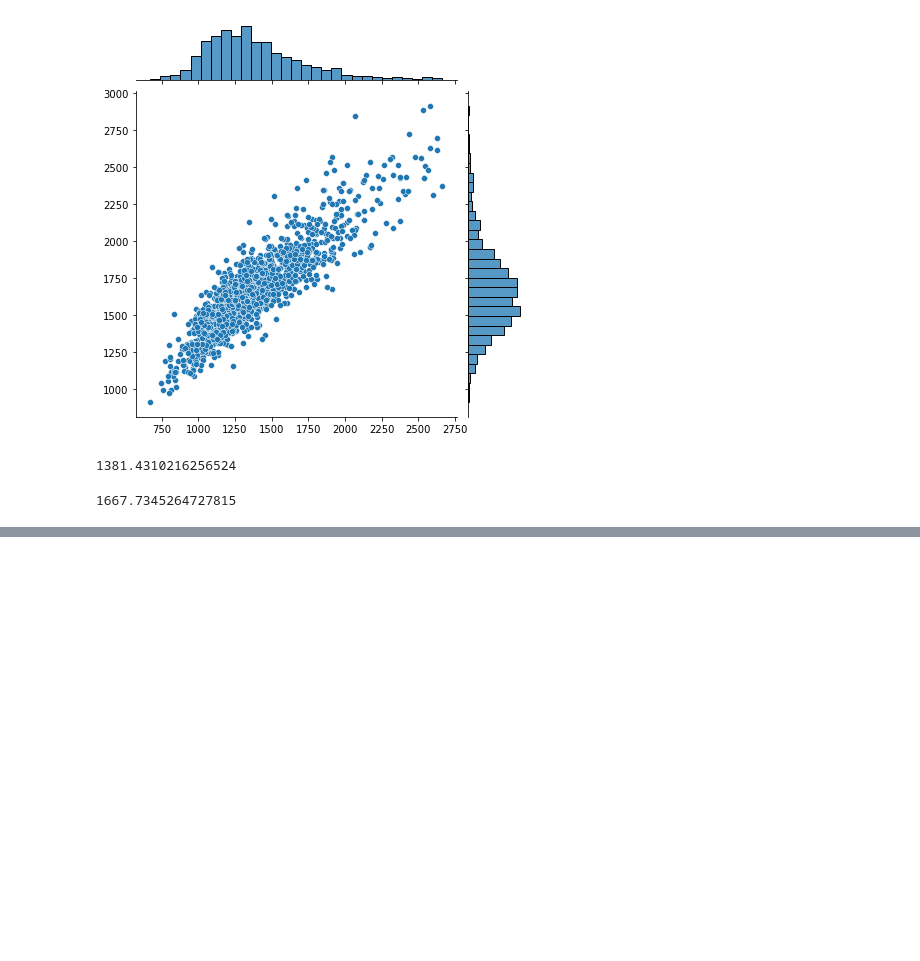
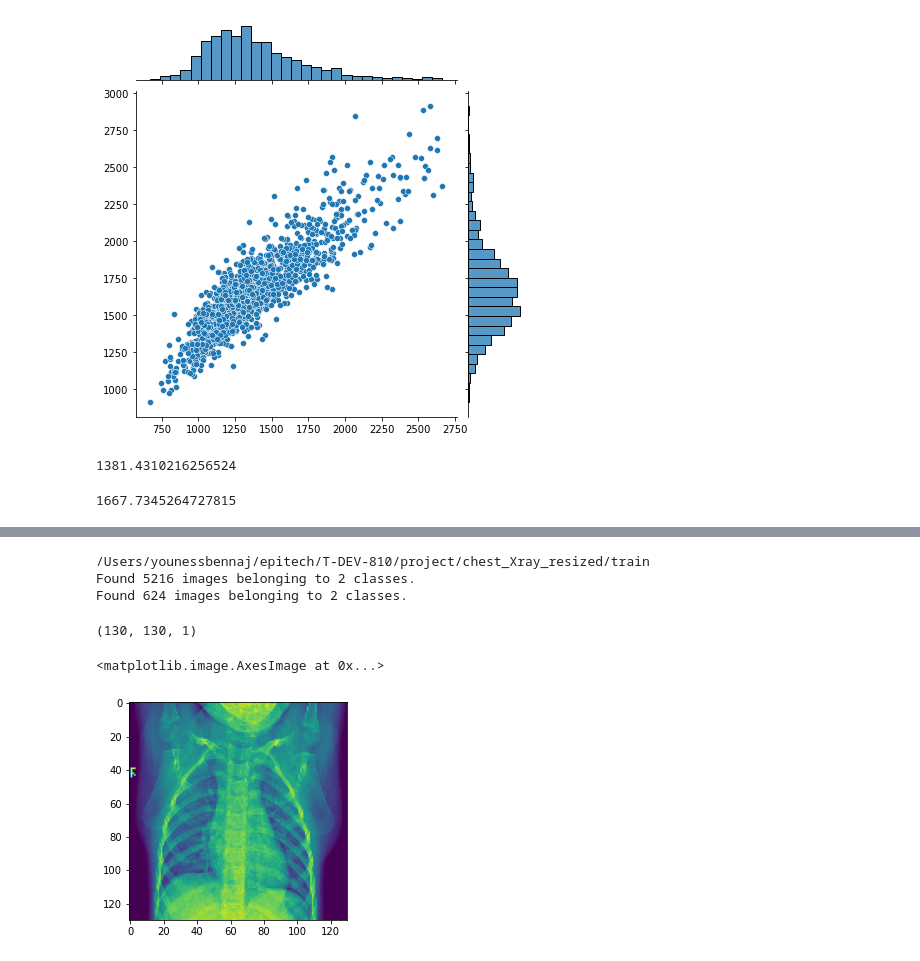
Before and after one commit to younessbennaj/T-DEV-810, a Jupyter notebook: notebook-zoidberg.ipynb, the cells around one changed output, grey strips where cells are left out. Saved outputs shown, nothing was run; the diff lists cells and outputs as text; code cells hidden in the pictures; blank space fills up the shorter version.

```diff
--- a/notebook-zoidberg.ipynb
+++ b/notebook-zoidberg.ipynb
@@ -145,0 +167,68 @@ train_gen = flow_from_dataframe(core_idg, train_df,
+# %%
+# Meilleure solution
+from keras_preprocessing.image import ImageDataGenerator
+
+# On peut créer une fonction pour réutiliser la logique pour chaque generator (test, train, ...)
+
+def get_dataset_gen(dataset_name, new_shape):
+    # /!\On a besoin de créer une instance de la classe ImageDataGenerator avant de pouvoir utiliser flow_from_directory()
+    core_idg = ImageDataGenerator()
+
+    # Pour obtenir le chemin du dossier courrant
+    dirname = os.path.abspath('')
+
+    # string qui représente le chemin vers le dossier qui contient notre dataset (ex: train dataset)
+    directory_path = os.path.join(dirname, 'chest_Xray/' + dataset_name)
+
+    # On va convertir nos images en greyscale pour obtenir 1 seul canal de couleur
+    color = 'grayscale'
+
+    # classes: On va laisser à None et utiliser les classes correspondant aux sous dossiers (NORMAL/PNEUMONIA)
+
+    # Ici on va selectionner binary car on est dans le cas où on a seulement deux catégories (NORMAL/PNEUMONIA)
+    class_mode = 'binary'
+
+    # Le dossier dans lequel on va sauvegarder nos images augmentées/normalisées
+    new_images_dir = os.path.abspath('') + '/chest_Xray_resized/train'
+    new_image_dir_prefix = 'resized'
+    subset = 'training'
+
+
+
+    dataset_gen = core_idg.flow_from_directory(
+        directory=directory_path,
+        target_size=new_shape,
+        color_mode=class_mode,
+        classes=None,
+        class_mode="categorical",
+        batch_size=32,
+        shuffle=True,
+        seed=None,
+        save_to_dir=None,
+        save_prefix="",
+        save_format="png",
+        follow_links=False,
+        subset=None,
+        interpolation="nearest",
+    )
+    return dataset_gen
+
+train_gen = get_dataset_gen('train', (130, 130))
+test_gen = get_dataset_gen('test', (130, 130))
+# %% [output]
+/Users/younessbennaj/epitech/T-DEV-810/project/chest_Xray_resized/train
+Found 5216 images belonging to 2 classes.
+Found 624 images belonging to 2 classes.
+# %%
+# On va maintenant visualiser
+# Les labels de mon dataset
+labels = os.listdir(train_path)
+
+t_x, t_y = next(train_gen)
+# La nouvelle shape des mes échantillons: (130, 130, 1)
+print(t_x[0].shape)
+plt.imshow(t_x[8])
+# %% [output]
+(130, 130, 1)
+<matplotlib.image.AxesImage at 0x...>
+[figure, added]
```
Also changed, not shown: parts of 19 cells of this notebook, 9 other files.
